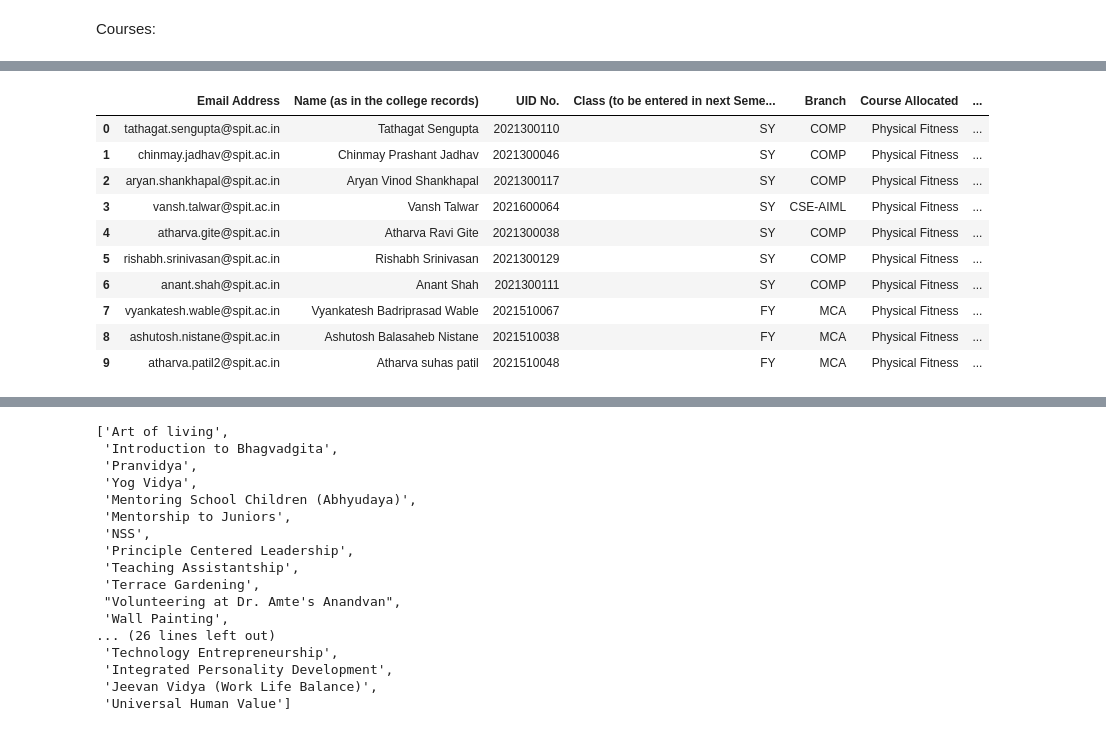
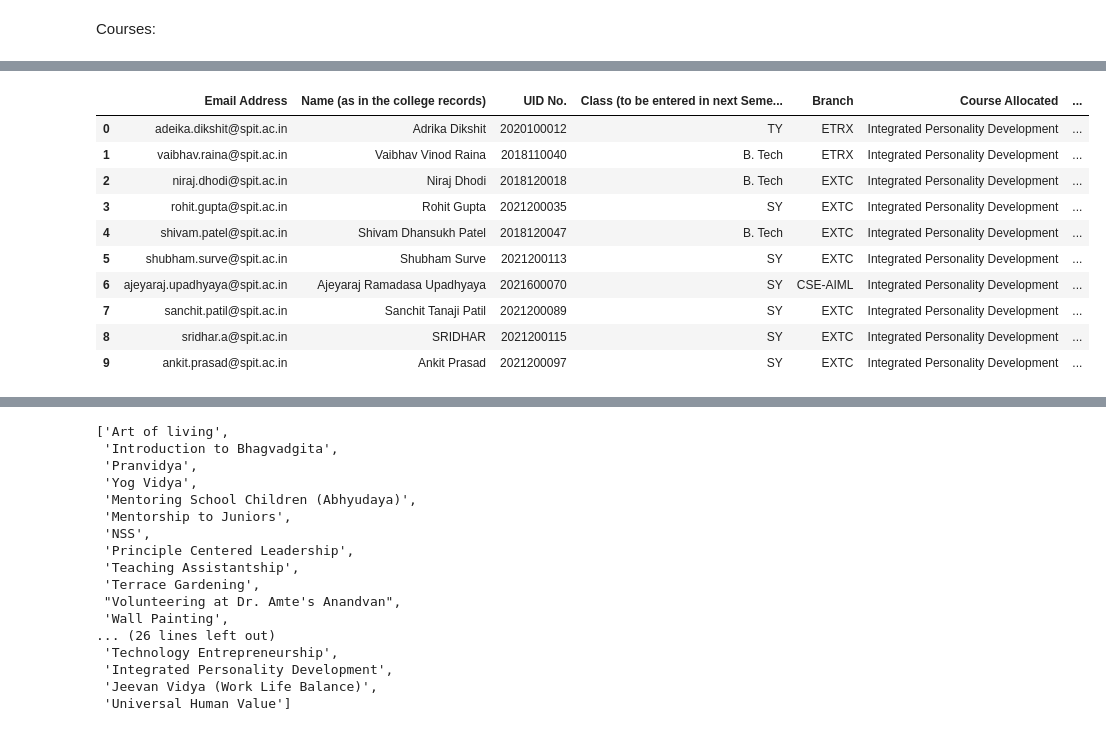
Before and after one commit to Hitstar53/SEVA-SATVA-Course-Analyzer, a Jupyter notebook: preprocessing/preprocessing-sheet1.ipynb, the cells around one changed output, grey strips where cells are left out. Drawn from its saved outputs; the diff is of its cells as text; code cells hidden in the pictures.

```diff
--- a/preprocessing/preprocessing-sheet1.ipynb
+++ b/preprocessing/preprocessing-sheet1.ipynb
@@ -34,16 +19,15 @@ Loading odd sem 22-23.xlsx:
 # %%
-df = pd.read_excel(os.path.join(data_dir, 'odd sem 2022-23.xlsx'), sheet_name=1)
+df = pd.read_excel(os.path.join(data_dir, 'original/odd sem 2022-23.xlsx'), sheet_name=1)
+df.head(10)
+# %% [output]
+|  | Email Address | Name (as in the college records) | UID No. | Class (to be entered in next Seme... | Branch | Course Allocated | ... |
+| 0 | adeika.dikshit@spit.ac.in | Adrika Dikshit | 2020100012 | TY | ETRX | Integrated Personality Development | ... |
+| 1 | vaibhav.raina@spit.ac.in | Vaibhav Vinod Raina | 2018110040 | B. Tech | ETRX | Integrated Personality Development | ... |
+| 2 | niraj.dhodi@spit.ac.in | Niraj Dhodi | 2018120018 | B. Tech | EXTC | Integrated Personality Development | ... |
+| 3 | rohit.gupta@spit.ac.in | Rohit Gupta | 2021200035 | SY | EXTC | Integrated Personality Development | ... |
+| 4 | shivam.patel@spit.ac.in | Shivam Dhansukh Patel | 2018120047 | B. Tech | EXTC | Integrated Personality Development | ... |
+| 5 | shubham.surve@spit.ac.in | Shubham Surve | 2021200113 | SY | EXTC | Integrated Personality Development | ... |
+| 6 | ajeyaraj.upadhyaya@spit.ac.in | Ajeyaraj Ramadasa Upadhyaya | 2021600070 | SY | CSE-AIML | Integrated Personality Development | ... |
+| 7 | sanchit.patil@spit.ac.in | Sanchit Tanaji Patil | 2021200089 | SY | EXTC | Integrated Personality Development | ... |
+| 8 | sridhar.a@spit.ac.in | SRIDHAR | 2021200115 | SY | EXTC | Integrated Personality Development | ... |
+| 9 | ankit.prasad@spit.ac.in | Ankit Prasad | 2021200097 | SY | EXTC | Integrated Personality Development | ... |
-# %%
-df.head(10)
-# %% [output]
-|  | Email Address | Name (as in the college records) | UID No. | Class (to be entered in next Seme... | Branch | Course Allocated | ... |
-| 0 | tathagat.sengupta@spit.ac.in | Tathagat Sengupta | 2021300110 | SY | COMP | Physical Fitness | ... |
-| 1 | chinmay.jadhav@spit.ac.in | Chinmay Prashant Jadhav | 2021300046 | SY | COMP | Physical Fitness | ... |
-| 2 | aryan.shankhapal@spit.ac.in | Aryan Vinod Shankhapal | 2021300117 | SY | COMP | Physical Fitness | ... |
-| 3 | vansh.talwar@spit.ac.in | Vansh Talwar | 2021600064 | SY | CSE-AIML | Physical Fitness | ... |
-| 4 | atharva.gite@spit.ac.in | Atharva Ravi Gite | 2021300038 | SY | COMP | Physical Fitness | ... |
-| 5 | rishabh.srinivasan@spit.ac.in | Rishabh Srinivasan | 2021300129 | SY | COMP | Physical Fitness | ... |
-| 6 | anant.shah@spit.ac.in | Anant Shah | 2021300111 | SY | COMP | Physical Fitness | ... |
-| 7 | vyankatesh.wable@spit.ac.in | Vyankatesh Badriprasad Wable | 2021510067 | FY | MCA | Physical Fitness | ... |
-| 8 | ashutosh.nistane@spit.ac.in | Ashutosh Balasaheb Nistane | 2021510038 | FY | MCA | Physical Fitness | ... |
-| 9 | atharva.patil2@spit.ac.in | Atharva suhas patil | 2021510048 | FY | MCA | Physical Fitness | ... |
```
Also changed, not shown: parts of 10 cells of this notebook, 6 other files.
